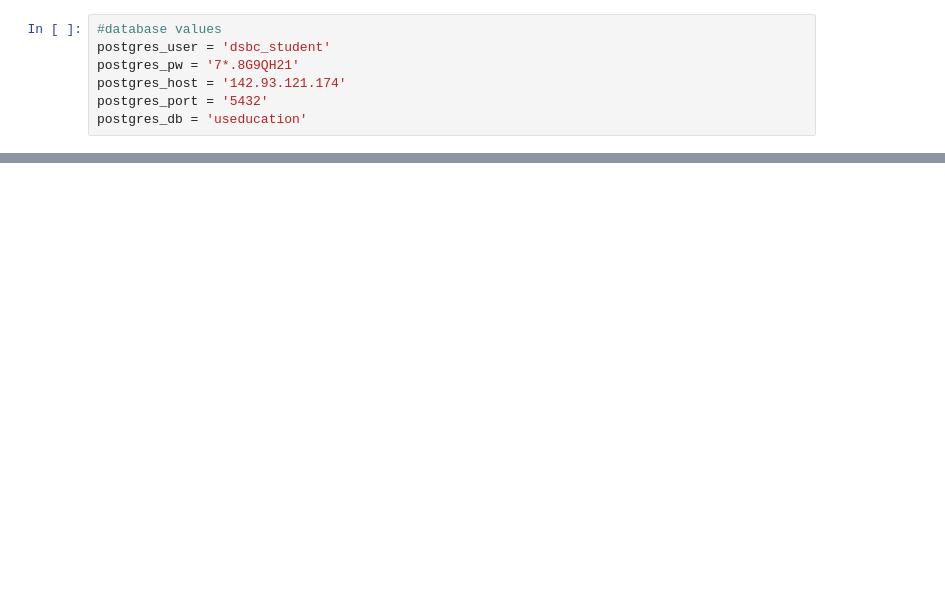
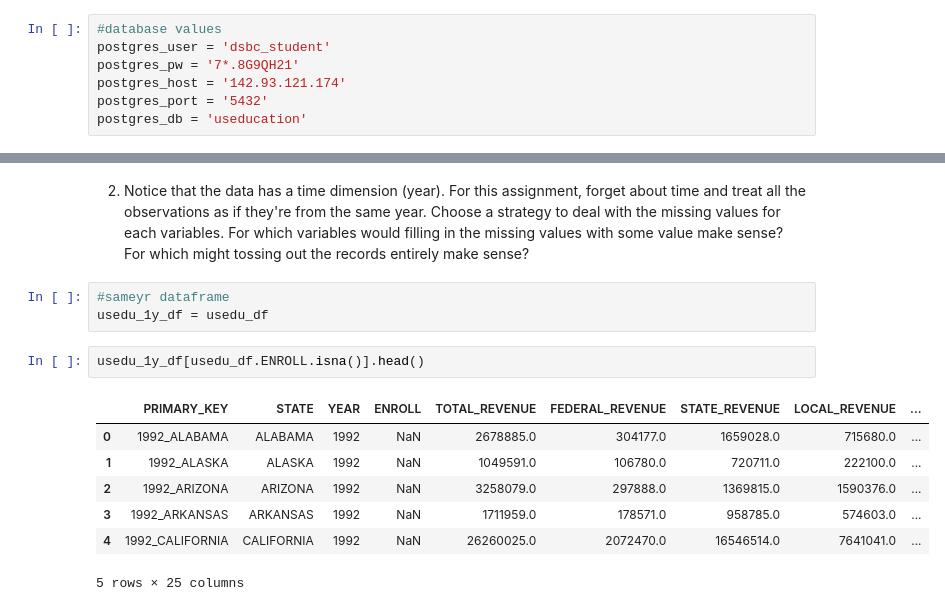
Before and after one commit to chrisoyer/thinkful_notes, a Jupyter notebook: Unit_2_supervised_learning/17.2_data_cleaning_drill.ipynb, the cells around one changed output, grey strips where cells are left out. Saved outputs shown, nothing was run; the diff lists cells and outputs as text; blank space fills up the shorter version.

```diff
--- a/Unit_2_supervised_learning/17.2_data_cleaning_drill.ipynb
+++ b/Unit_2_supervised_learning/17.2_data_cleaning_drill.ipynb
@@ -42,0 +104,15 @@ engine.dispose()
+# %% [markdown]
+2. Notice that the data has a time dimension (year). For this assignment, forget about time and treat all the observations as if they're from the same year. Choose a strategy to deal with the missing values for each variables. For which variables would filling in the missing values with some value make sense? For which might tossing out the records entirely make sense?
+# %%
+#sameyr dataframe
+usedu_1y_df = usedu_df
+# %%
+usedu_1y_df[usedu_df.ENROLL.isna()].head()
+# %% [output]
+|  | PRIMARY_KEY | STATE | YEAR | ENROLL | TOTAL_REVENUE | FEDERAL_REVENUE | STATE_REVENUE | LOCAL_REVENUE | ... |
+| 0 | 1992_ALABAMA | ALABAMA | 1992 | NaN | 2678885.0 | 304177.0 | 1659028.0 | 715680.0 | ... |
+| 1 | 1992_ALASKA | ALASKA | 1992 | NaN | 1049591.0 | 106780.0 | 720711.0 | 222100.0 | ... |
+| 2 | 1992_ARIZONA | ARIZONA | 1992 | NaN | 3258079.0 | 297888.0 | 1369815.0 | 1590376.0 | ... |
+| 3 | 1992_ARKANSAS | ARKANSAS | 1992 | NaN | 1711959.0 | 178571.0 | 958785.0 | 574603.0 | ... |
+| 4 | 1992_CALIFORNIA | CALIFORNIA | 1992 | NaN | 26260025.0 | 2072470.0 | 16546514.0 | 7641041.0 | ... |
+5 rows × 25 columns
```
Also changed, not shown: parts of 11 cells of this notebook.
